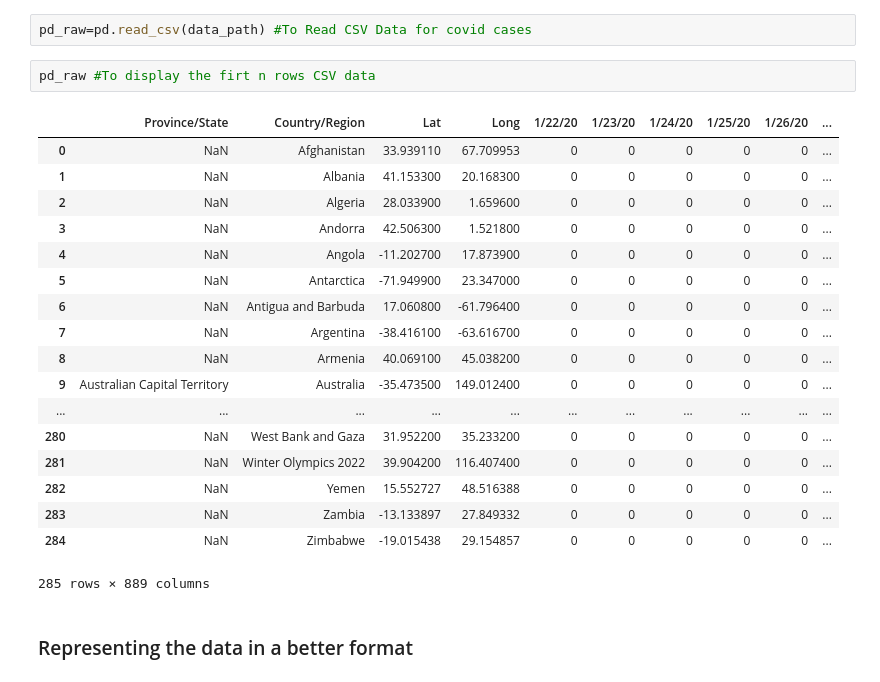
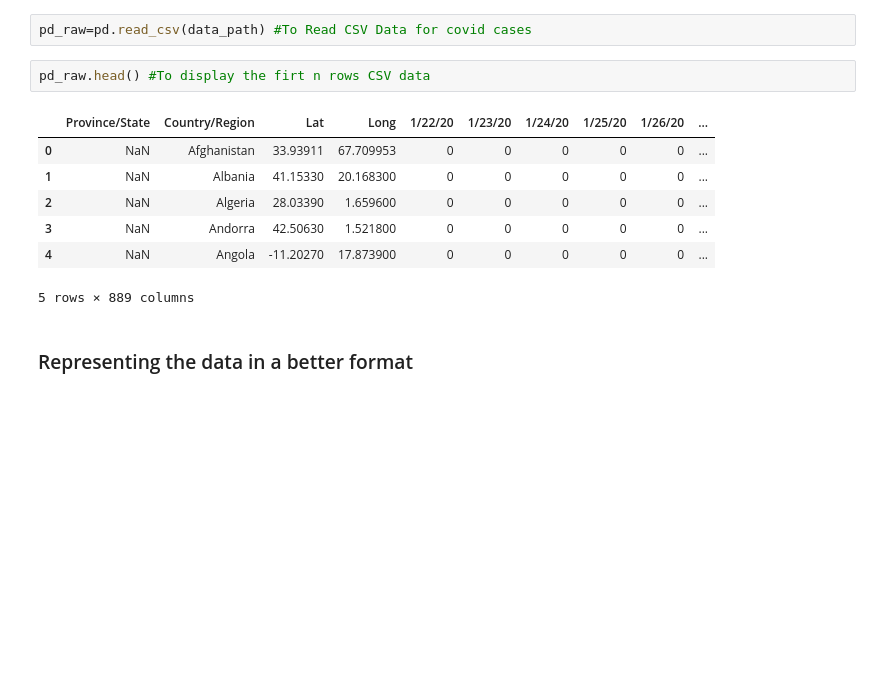
Before and after one commit to anzalharris/COVID-19_DataScience_Project, a Jupyter notebook: notebooks/Data_Understanding-Complete.ipynb, the cells around one changed output. Cells and saved outputs as stored; diff of their text form; blank space fills up the shorter version.

```diff
--- a/notebooks/Data_Understanding-Complete.ipynb
+++ b/notebooks/Data_Understanding-Complete.ipynb
@@ -42,26 +42,15 @@ data_path='../data/raw/COVID-19/csse_covid_19_data/csse_covid_19_time_series/tim
 # %%
 pd_raw=pd.read_csv(data_path) #To Read CSV Data for covid cases
 # %%
-pd_raw #To display the firt n rows CSV data
+pd_raw.head() #To display the firt n rows CSV data
 # %% [output]
 |  | Province/State | Country/Region | Lat | Long | 1/22/20 | 1/23/20 | 1/24/20 | 1/25/20 | 1/26/20 | ... |
-| 0 | NaN | Afghanistan | 33.939110 | 67.709953 | 0 | 0 | 0 | 0 | 0 | ... |
-| 1 | NaN | Albania | 41.153300 | 20.168300 | 0 | 0 | 0 | 0 | 0 | ... |
-| 2 | NaN | Algeria | 28.033900 | 1.659600 | 0 | 0 | 0 | 0 | 0 | ... |
-| 3 | NaN | Andorra | 42.506300 | 1.521800 | 0 | 0 | 0 | 0 | 0 | ... |
-| 4 | NaN | Angola | -11.202700 | 17.873900 | 0 | 0 | 0 | 0 | 0 | ... |
-| 5 | NaN | Antarctica | -71.949900 | 23.347000 | 0 | 0 | 0 | 0 | 0 | ... |
-| 6 | NaN | Antigua and Barbuda | 17.060800 | -61.796400 | 0 | 0 | 0 | 0 | 0 | ... |
-| 7 | NaN | Argentina | -38.416100 | -63.616700 | 0 | 0 | 0 | 0 | 0 | ... |
-| 8 | NaN | Armenia | 40.069100 | 45.038200 | 0 | 0 | 0 | 0 | 0 | ... |
-| 9 | Australian Capital Territory | Australia | -35.473500 | 149.012400 | 0 | 0 | 0 | 0 | 0 | ... |
-| ... | ... | ... | ... | ... | ... | ... | ... | ... | ... | ... |
-| 280 | NaN | West Bank and Gaza | 31.952200 | 35.233200 | 0 | 0 | 0 | 0 | 0 | ... |
-| 281 | NaN | Winter Olympics 2022 | 39.904200 | 116.407400 | 0 | 0 | 0 | 0 | 0 | ... |
-| 282 | NaN | Yemen | 15.552727 | 48.516388 | 0 | 0 | 0 | 0 | 0 | ... |
-| 283 | NaN | Zambia | -13.133897 | 27.849332 | 0 | 0 | 0 | 0 | 0 | ... |
-| 284 | NaN | Zimbabwe | -19.015438 | 29.154857 | 0 | 0 | 0 | 0 | 0 | ... |
+| 0 | NaN | Afghanistan | 33.93911 | 67.709953 | 0 | 0 | 0 | 0 | 0 | ... |
+| 1 | NaN | Albania | 41.15330 | 20.168300 | 0 | 0 | 0 | 0 | 0 | ... |
+| 2 | NaN | Algeria | 28.03390 | 1.659600 | 0 | 0 | 0 | 0 | 0 | ... |
+| 3 | NaN | Andorra | 42.50630 | 1.521800 | 0 | 0 | 0 | 0 | 0 | ... |
+| 4 | NaN | Angola | -11.20270 | 17.873900 | 0 | 0 | 0 | 0 | 0 | ... |
-285 rows × 889 columns
+5 rows × 889 columns
 # %% [markdown]
 ### Representing the data in a better format
 # %%
```
Also changed, not shown: parts of 2 cells of this notebook.
